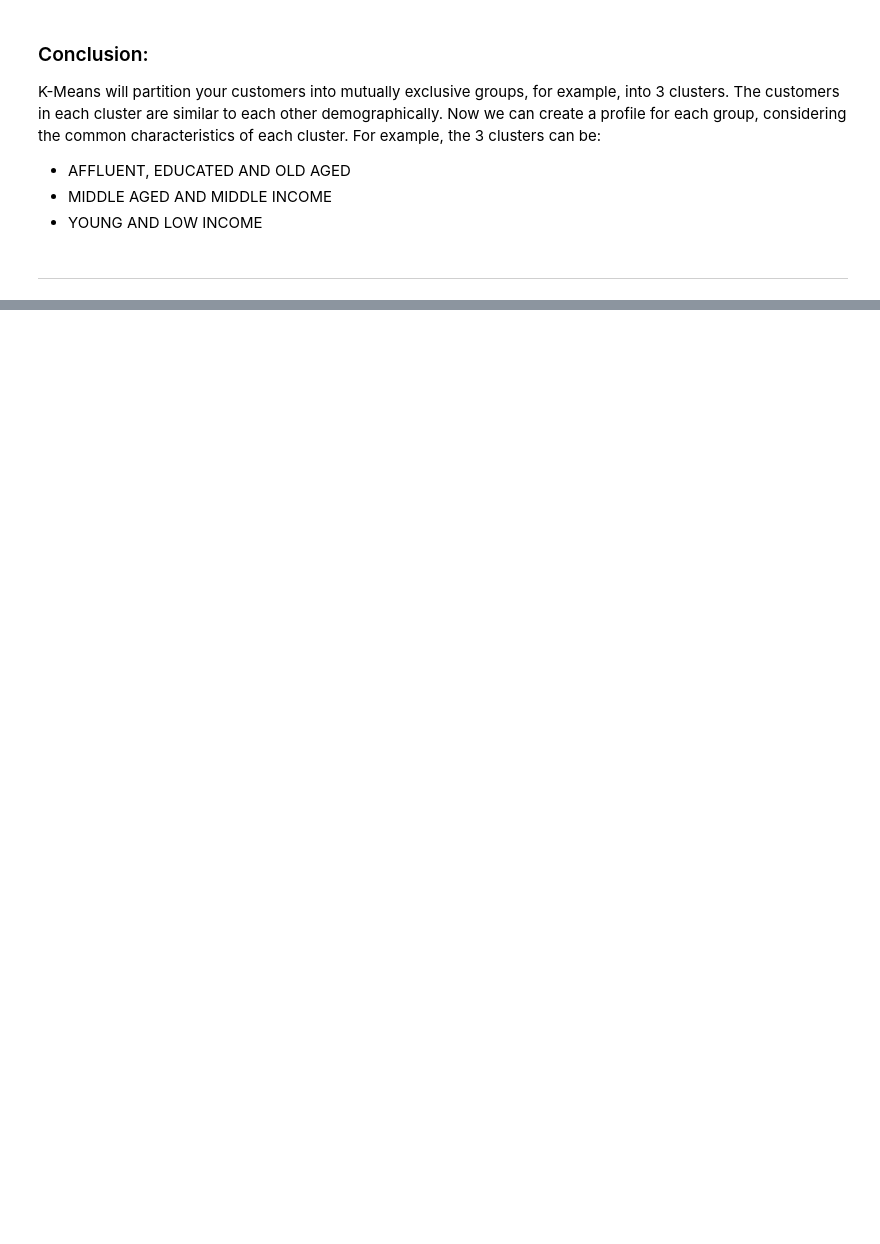
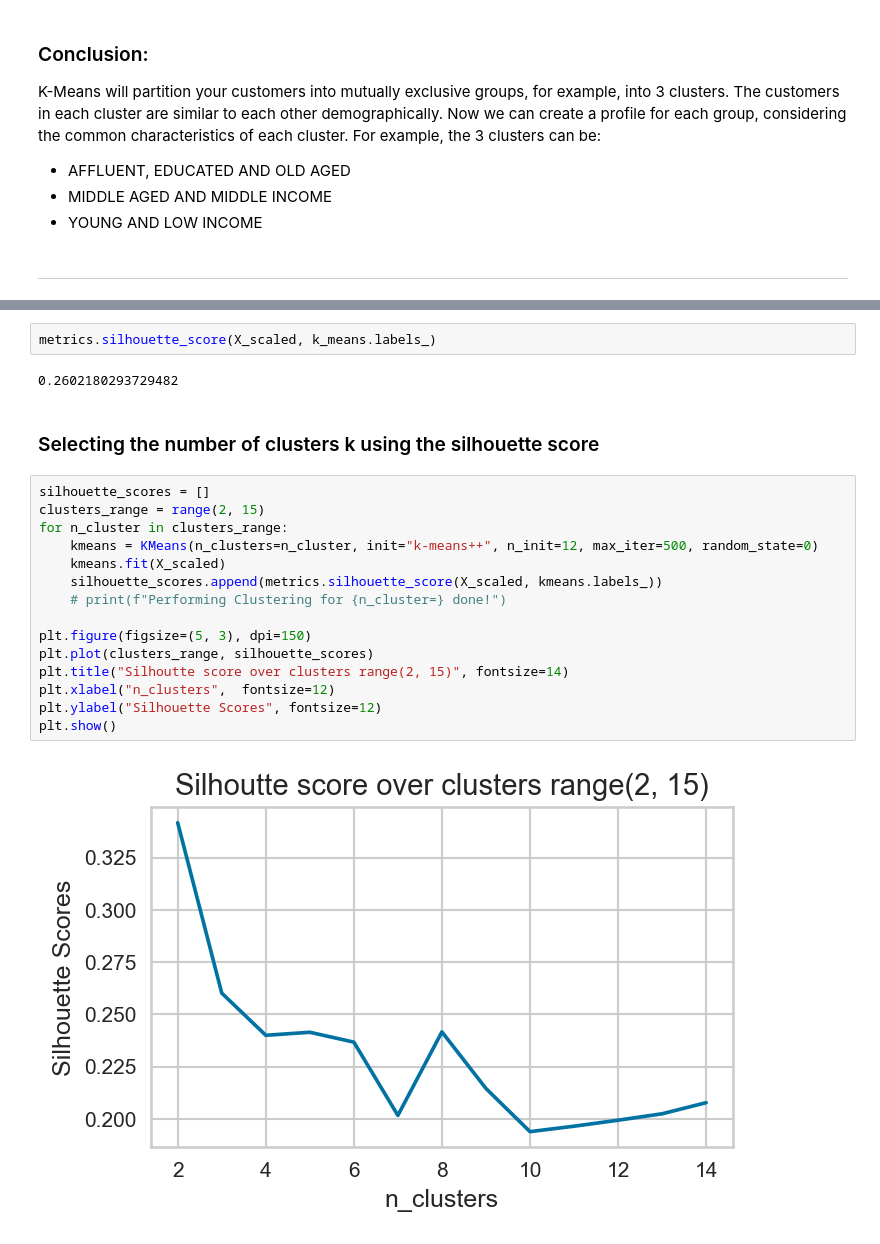
Before and after one commit to rakeshku93/machineLearningProjects, a Jupyter notebook: clustering/K-Means-Customer-Seg.ipynb, the cells around one changed output, grey strips where cells are left out. Cells and saved outputs as stored; diff of their text form; blank space fills up the shorter version.

```diff
--- a/clustering/K-Means-Customer-Seg.ipynb
+++ b/clustering/K-Means-Customer-Seg.ipynb
@@ -262,0 +333,23 @@ For example, the 3 clusters can be:
+# %%
+metrics.silhouette_score(X_scaled, k_means.labels_)
+# %% [output]
+0.2602180293729482
+# %% [markdown]
+### Selecting the number of clusters k using the silhouette score
+# %%
+silhouette_scores = []
+clusters_range = range(2, 15)
+for n_cluster in clusters_range:
+    kmeans = KMeans(n_clusters=n_cluster, init="k-means++", n_init=12, max_iter=500, random_state=0)
+    kmeans.fit(X_scaled)
+    silhouette_scores.append(metrics.silhouette_score(X_scaled, kmeans.labels_))
+    # print(f"Performing Clustering for {n_cluster=} done!")
+
+plt.figure(figsize=(5, 3), dpi=150)
+plt.plot(clusters_range, silhouette_scores)
+plt.title("Silhoutte score over clusters range(2, 15)", fontsize=14)
+plt.xlabel("n_clusters",  fontsize=12)
+plt.ylabel("Silhouette Scores", fontsize=12)
+plt.show()
+# %% [output]
+[figure, added]
```
Also changed, not shown: parts of 22 cells of this notebook.
